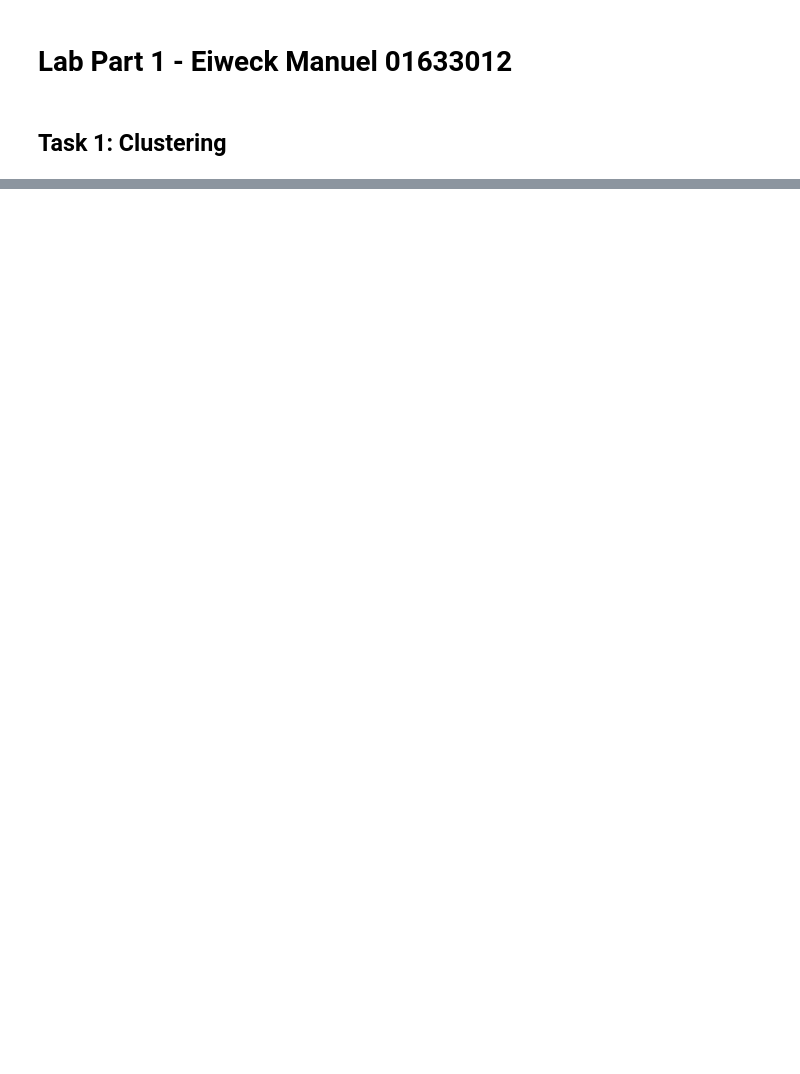
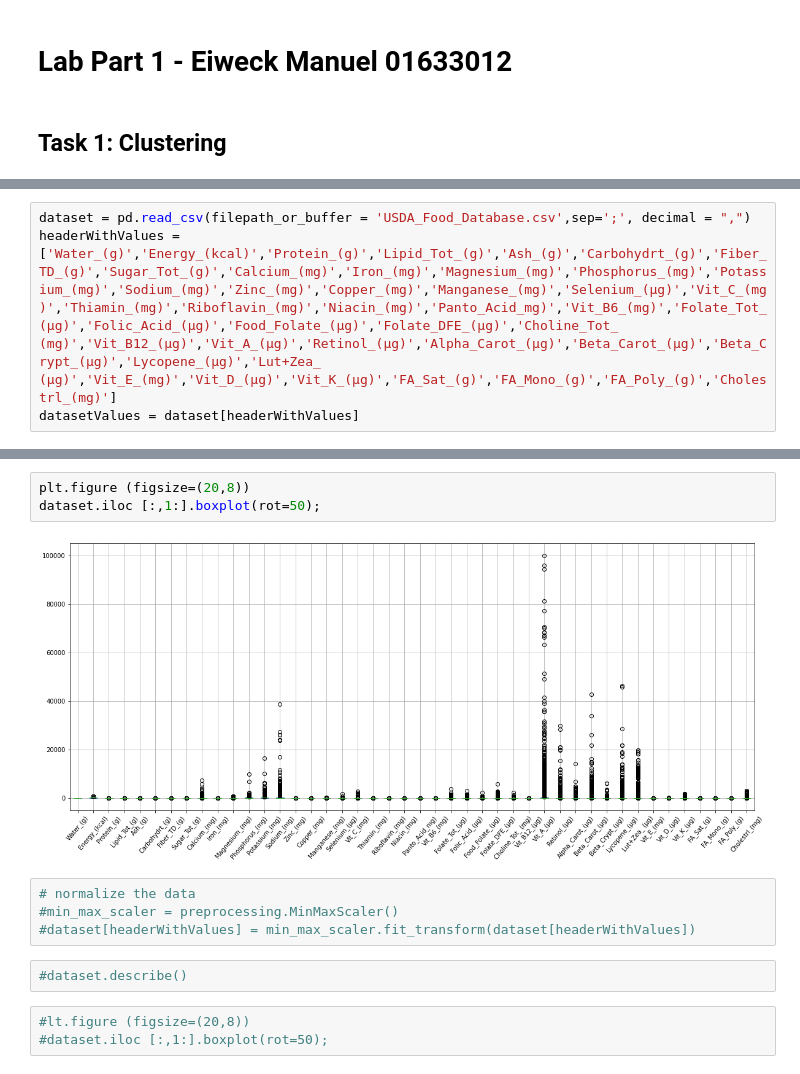
Before and after one commit to Emanum/TU_Visual_Data_Science, a Jupyter notebook: lab1/labPart1.ipynb, the cells around one changed output, grey strips where cells are left out. Drawn from its saved outputs; the diff is of its cells as text; blank space fills up the shorter version.

```diff
--- a/lab1/labPart1.ipynb
+++ b/lab1/labPart1.ipynb
@@ -26,0 +38,4 @@ Which aspects of the task (e.g., identifying the number of clusters) where easie
+# %%
+dataset = pd.read_csv(filepath_or_buffer = 'USDA_Food_Database.csv',sep=';', decimal = ",")
+headerWithValues = ['Water_(g)','Energy_(kcal)','Protein_(g)','Lipid_Tot_(g)','Ash_(g)','Carbohydrt_(g)','Fiber_TD_(g)','Sugar_Tot_(g)','Calcium_(mg)','Iron_(mg)','Magnesium_(mg)','Phosphorus_(mg)','Potassium_(mg)','Sodium_(mg)','Zinc_(mg)','Copper_(mg)','Manganese_(mg)','Selenium_(µg)','Vit_C_(mg)','Thiamin_(mg)','Riboflavin_(mg)','Niacin_(mg)','Panto_Acid_mg)','Vit_B6_(mg)','Folate_Tot_(µg)','Folic_Acid_(µg)','Food_Folate_(µg)','Folate_DFE_(µg)','Choline_Tot_ (mg)','Vit_B12_(µg)','Vit_A_(µg)','Retinol_(µg)','Alpha_Carot_(µg)','Beta_Carot_(µg)','Beta_Crypt_(µg)','Lycopene_(µg)','Lut+Zea_ (µg)','Vit_E_(mg)','Vit_D_(µg)','Vit_K_(µg)','FA_Sat_(g)','FA_Mono_(g)','FA_Poly_(g)','Cholestrl_(mg)']
+datasetValues = dataset[headerWithValues]
@@ -26,0 +55,14 @@ Which aspects of the task (e.g., identifying the number of clusters) where easie
+# %%
+plt.figure (figsize=(20,8))
+dataset.iloc [:,1:].boxplot(rot=50);
+# %% [output]
+[figure, added]
+# %%
+# normalize the data
+#min_max_scaler = preprocessing.MinMaxScaler()
+#dataset[headerWithValues] = min_max_scaler.fit_transform(dataset[headerWithValues])
+# %%
+#dataset.describe()
+# %%
+#lt.figure (figsize=(20,8))
+#dataset.iloc [:,1:].boxplot(rot=50);
```
Also changed, not shown: parts of 16 cells of this notebook, 2 other files.
